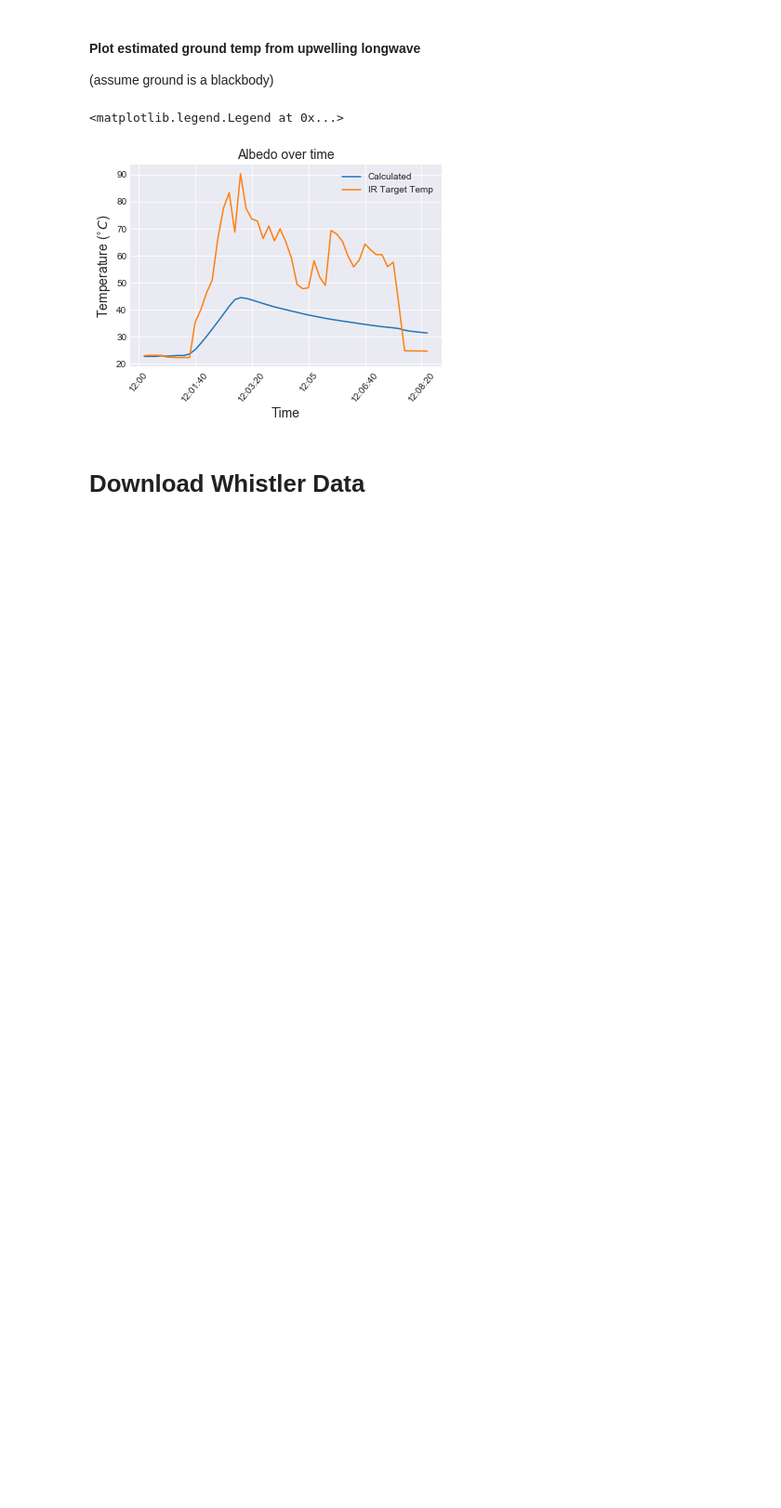
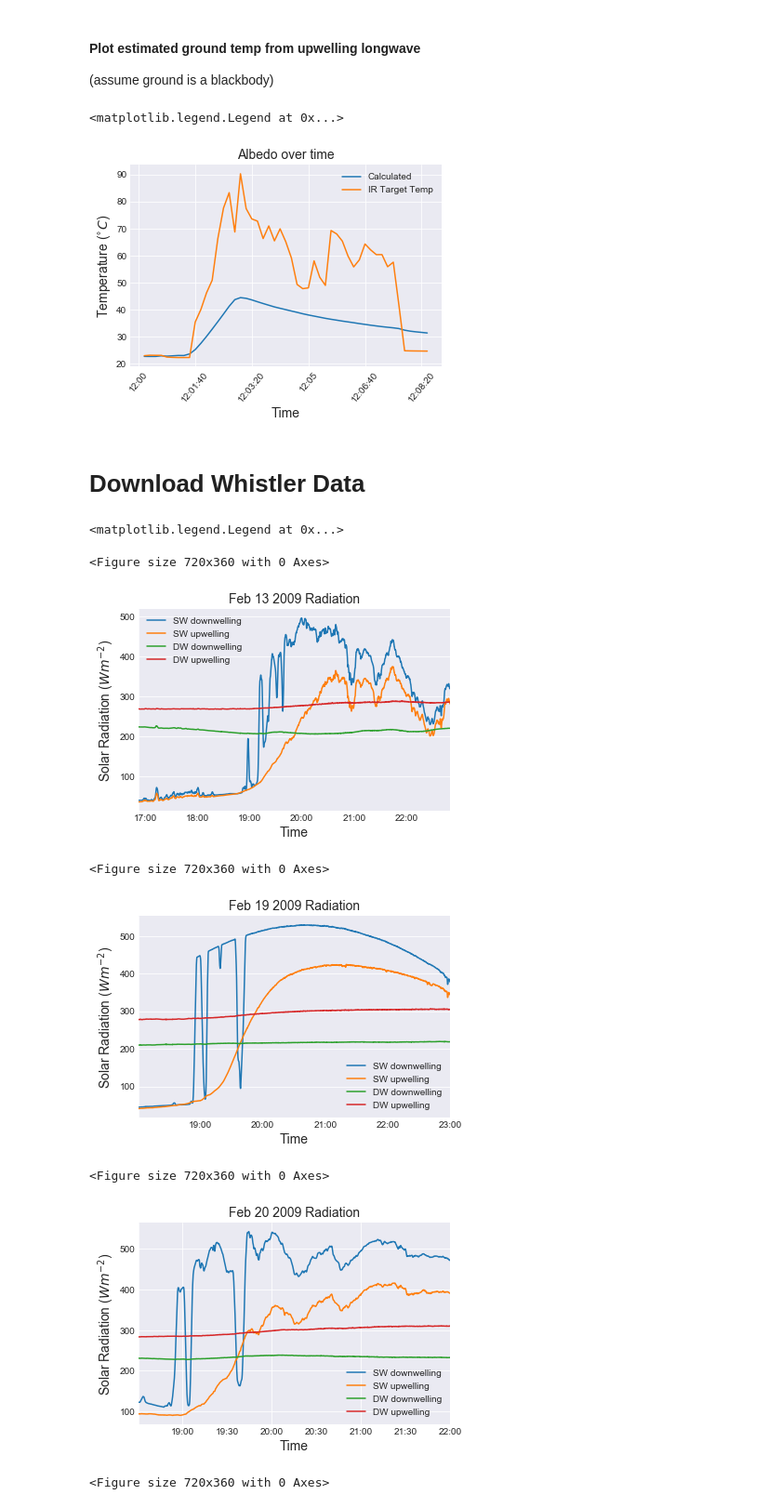
Before and after one commit to Pearl-Ayem/a303_course_work, a Jupyter notebook: Lab 9/Lab 9 Analysis.ipynb, the cells around one changed output. Shown at 93% size. Drawn from its saved outputs; the diff is of its cells as text; code cells hidden in the pictures; blank space fills up the shorter version.

Commit message:
Whistler data plots created

```diff
--- a/Lab 9/Lab 9 Analysis.ipynb
+++ b/Lab 9/Lab 9 Analysis.ipynb
@@ -142,3 +140,58 @@ plt.legend(['Calculated','IR Target Temp'])
 [figure]
 # %% [markdown]
 # Download Whistler Data
+# %%
+types={'date': str, 'time': str,'sw_up':float,'sw_down':float,'lw_up':float,'lw_down':float }
+Feb13 = pd.read_excel('13Feb2009.xlsx',names=['date','time','sw_up','sw_down','lw_up','lw_down'],
+                      header=3,dtype=types)
+Feb19 = pd.read_excel('19Feb2009.xlsx',names=['date','time','sw_up','sw_down','lw_up','lw_down'],
+                      header=3,dtype=types)
+Feb20 = pd.read_excel('20Feb2009.xlsx',names=['date','time','sw_up','sw_down','lw_up','lw_down'],
+                      header=3,dtype=types)
+Feb24 = pd.read_excel('24Feb2009.xlsx',names=['date','time','sw_up','sw_down','lw_up','lw_down'],
+                      header=3,dtype=types)
+# %%
+Feb13['datetime']=pd.to_datetime(Feb13['date'] + ' ' + Feb13['time'])
+Feb19['datetime']=pd.to_datetime(Feb19['date'] + ' ' + Feb19['time'])
+Feb20['datetime']=pd.to_datetime(Feb20['date'] + ' ' + Feb20['time'])
+Feb24['datetime']=pd.to_datetime(Feb24['date'] + ' ' + Feb24['time'])
+# %%
+plt.figure(figsize=(10,5))
+Feb13.plot(x='datetime')
+plt.title("Feb 13 2009 Radiation", fontsize=14)
+plt.xlabel("Time",fontsize=14)
+plt.ylabel('Solar Radiation ($W m^{-2}$)',fontsize=14)
+plt.legend(['SW downwelling', 'SW upwelling', 'DW downwelling', 'DW upwelling'])
+
+
+plt.figure(figsize=(10,5))
+Feb19.plot(x='datetime')
+plt.title("Feb 19 2009 Radiation", fontsize=14)
+plt.xlabel("Time",fontsize=14)
+plt.ylabel('Solar Radiation ($W m^{-2}$)',fontsize=14)
+plt.legend(['SW downwelling', 'SW upwelling', 'DW downwelling', 'DW upwelling'])
+
+
+plt.figure(figsize=(10,5))
+Feb20.plot(x='datetime')
+plt.title("Feb 20 2009 Radiation", fontsize=14)
+plt.xlabel("Time",fontsize=14)
+plt.ylabel('Solar Radiation ($W m^{-2}$)',fontsize=14)
+plt.legend(['SW downwelling', 'SW upwelling', 'DW downwelling', 'DW upwelling'])
+
+
+plt.figure(figsize=(10,5))
+Feb24.plot(x='datetime')
+plt.title("Feb 24 2009 Radiation", fontsize=14)
+plt.xlabel("Time",fontsize=14)
+plt.ylabel('Solar Radiation ($W m^{-2}$)',fontsize=14)
+plt.legend(['SW downwelling', 'SW upwelling', 'DW downwelling', 'DW upwelling'])
+# %% [output]
+<matplotlib.legend.Legend at 0x...>
+<Figure size 720x360 with 0 Axes>
+[figure, added]
+<Figure size 720x360 with 0 Axes>
+[figure, added]
+<Figure size 720x360 with 0 Axes>
+[figure, added]
+<Figure size 720x360 with 0 Axes>
```
Also changed, not shown: parts of 2 cells of this notebook, 1 other file.
